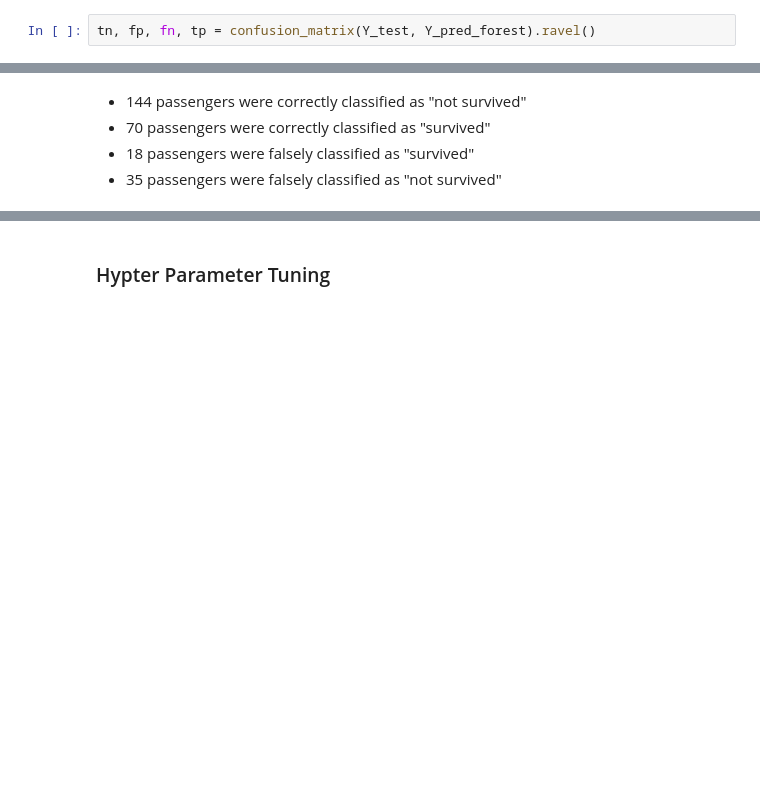
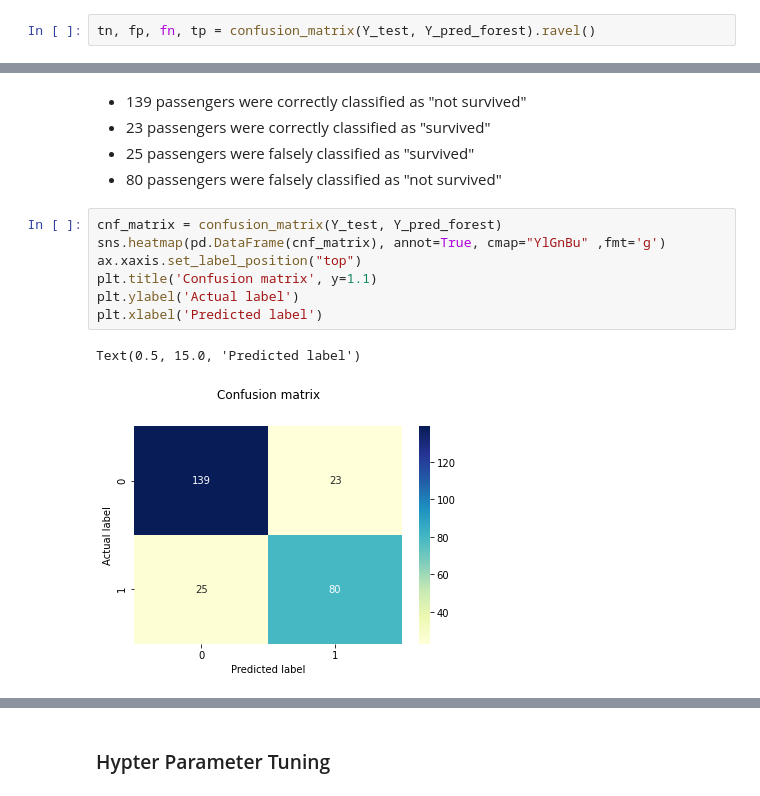
Before and after one commit to linglp/titanic, a Jupyter notebook: Playground3.ipynb, the cells around one changed output, grey strips where cells are left out. Saved outputs shown, nothing was run; the diff lists cells and outputs as text; blank space fills up the shorter version.

```diff
--- a/Playground3.ipynb
+++ b/Playground3.ipynb
@@ -462,5 +508,15 @@ tn, fp, fn, tp = confusion_matrix(Y_test, Y_pred_forest).ravel()
 # %% [markdown]
-* 144 passengers were correctly classified as "not survived"
-* 70 passengers were correctly classified as "survived"
-* 18 passengers were falsely classified as "survived"
-* 35 passengers were falsely classified as "not survived"
+* 139 passengers were correctly classified as "not survived"
+* 23 passengers were correctly classified as "survived"
+* 25 passengers were falsely classified as "survived"
+* 80 passengers were falsely classified as "not survived"
+# %%
+cnf_matrix = confusion_matrix(Y_test, Y_pred_forest)
+sns.heatmap(pd.DataFrame(cnf_matrix), annot=True, cmap="YlGnBu" ,fmt='g')
+ax.xaxis.set_label_position("top")
+plt.title('Confusion matrix', y=1.1)
+plt.ylabel('Actual label')
+plt.xlabel('Predicted label')
+# %% [output]
+Text(0.5, 15.0, 'Predicted label')
+[figure, added]
```
Also changed, not shown: parts of 58 cells of this notebook, 2 other files.
